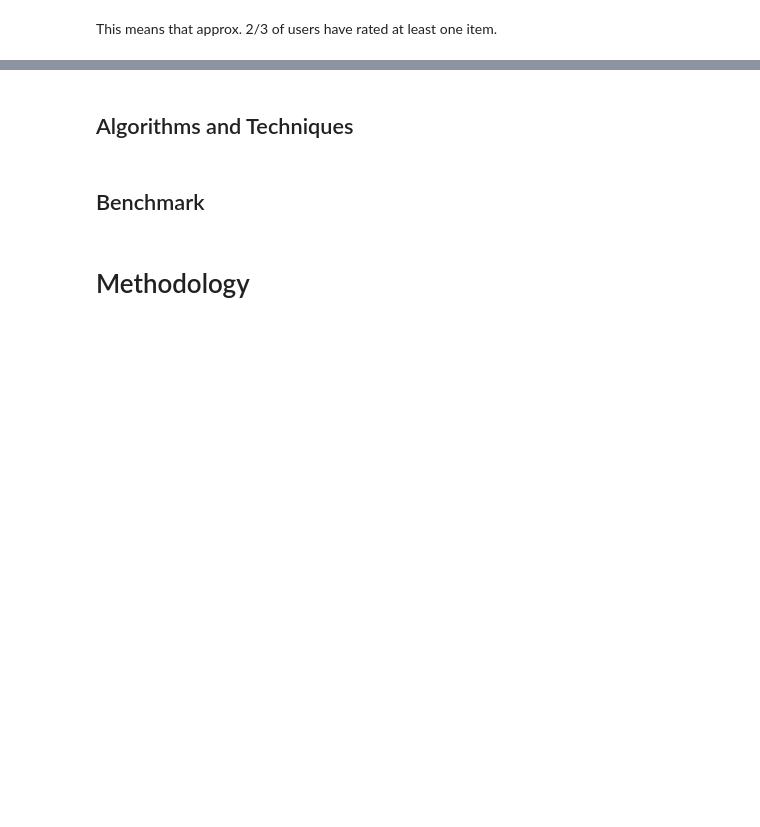
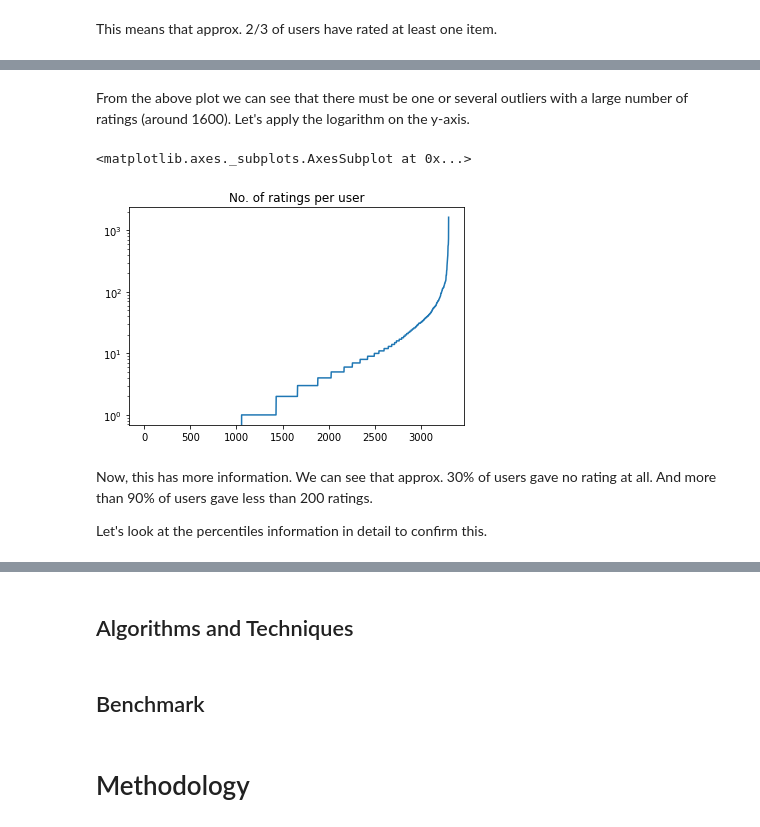
Before and after one commit to killakalle/8anu_Exploration, a Jupyter notebook: 8anu_Exploration.ipynb, the cells around one changed output, grey strips where cells are left out. Saved outputs shown, nothing was run; the diff lists cells and outputs as text; code cells hidden in the pictures; blank space fills up the shorter version.

```diff
--- a/8anu_Exploration.ipynb
+++ b/8anu_Exploration.ipynb
@@ -307,0 +322,12 @@ This means that approx. 2/3 of users have rated at least one item.
+# %% [markdown]
+From the above plot we can see that there must be one or several outliers with a large number of ratings (around 1600). Let's apply the logarithm on the y-axis.
+# %%
+ratings_per_user.sort_values().plot(
+    kind='line', title='No. of ratings per user', use_index=False, logy=True)
+# %% [output]
+<matplotlib.axes._subplots.AxesSubplot at 0x...>
+[figure, added]
+# %% [markdown]
+Now, this has more information. We can see that approx. 30% of users gave no rating at all. And more than 90% of users gave less than 200 ratings.
+
+Let's look at the percentiles information in detail to confirm this.
```
Also changed, not shown: parts of 43 cells of this notebook.
